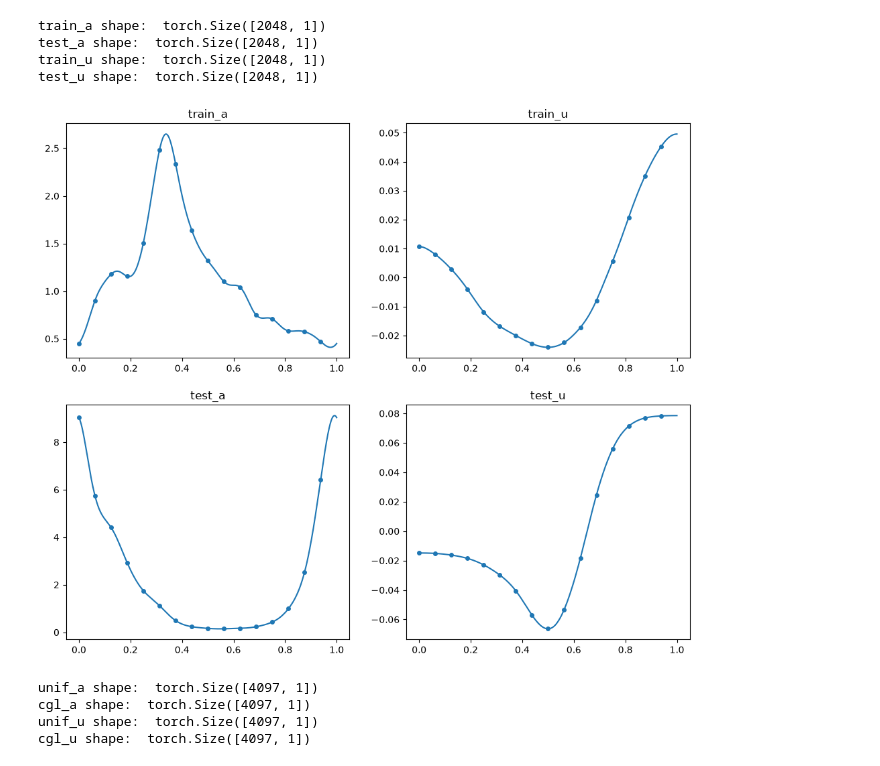
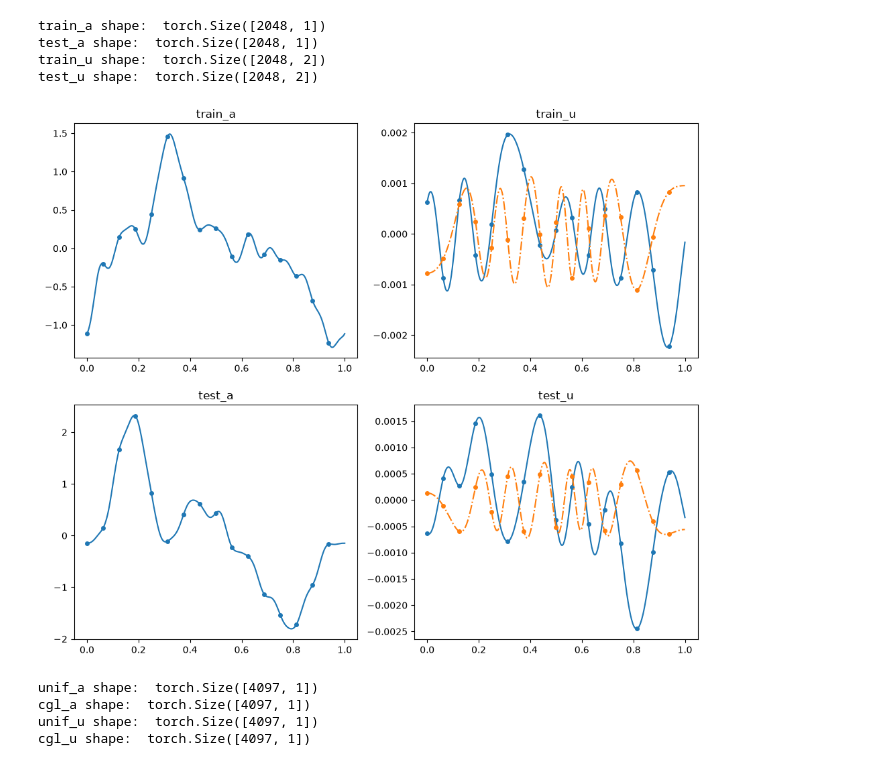
Before and after one commit to jens-nielsen/UltraNet, a Jupyter notebook: data_inspector.ipynb, the cells around one changed output. Cells and saved outputs as stored; diff of their text form; code cells hidden in the pictures.

Commit message:
Helmholtz Data

```diff
--- a/data_inspector.ipynb
+++ b/data_inspector.ipynb
@@ -19,10 +19,19 @@ def visualize_data(data_type: DataType, cheby:bool, train_a, test_a, train_u, te
         grid = generate_grid(train_a.shape[0], cheby)
 
         markevery = 128
-        axs[0][0].plot(grid, train_a, 'o', ls='-', ms=4, markevery=markevery)
-        axs[0][1].plot(grid, train_u, 'o', ls='-', ms=4, markevery=markevery)
-        axs[1][0].plot(grid, test_a, 'o', ls='-', ms=4, markevery=markevery)
-        axs[1][1].plot(grid, test_u, 'o', ls='-', ms=4, markevery=markevery)
+        if data_type == DataType.HELMHOLTZ:
+            axs[0][0].plot(grid, train_a, 'o', ls='-', ms=4, markevery=markevery)
+            axs[0][1].plot(grid, train_u[..., 0:1], 'o', ls='-', ms=4, markevery=markevery)
+            axs[0][1].plot(grid, train_u[..., 1:2], 'o', ls='-.', ms=4, markevery=markevery)
+            axs[1][0].plot(grid, test_a, 'o', ls='-', ms=4, markevery=markevery)
+            axs[1][1].plot(grid, test_u[..., 0:1], 'o', ls='-', ms=4, markevery=markevery)
+            axs[1][1].plot(grid, test_u[..., 1:2], 'o', ls='-.', ms=4, markevery=markevery)
+
+        else:
+            axs[0][0].plot(grid, train_a, 'o', ls='-', ms=4, markevery=markevery)
+            axs[0][1].plot(grid, train_u, 'o', ls='-', ms=4, markevery=markevery)
+            axs[1][0].plot(grid, test_a, 'o', ls='-', ms=4, markevery=markevery)
+            axs[1][1].plot(grid, test_u, 'o', ls='-', ms=4, markevery=markevery)
 
     elif data_type == DataType.DARCY:
         # Establish figure subplots and titles
@@ -64,29 +73,29 @@ def visualize_data(data_type: DataType, cheby:bool, train_a, test_a, train_u, te
 
     plt.show()
 # %%
-data_type = DataType.DARCY_NEUMANN_A
+data_type = DataType.HELMHOLTZ
 cheby = False
 
 data_config = data_config_map.get(data_type)
 pth = data_config.pth if cheby is False else data_config.cheby_pth
 
 data = torch.load(pth, mmap=True)
 
 train_a, test_a = data["a"][0], data["a"][-1]
 train_u, test_u = data["u"][0], data["u"][-1]
 
 print("train_a shape: ", train_a.shape)
 print("test_a shape: ", test_a.shape)
 print("train_u shape: ", train_u.shape)
 print("test_u shape: ", test_u.shape)
 
 visualize_data(data_type=data_type, cheby=cheby, train_a=train_a, train_u=train_u, test_a=test_a, test_u=test_u)
 # %% [output]
 train_a shape:  torch.Size([2048, 1])
 test_a shape:  torch.Size([2048, 1])
-train_u shape:  torch.Size([2048, 1])
-test_u shape:  torch.Size([2048, 1])
+train_u shape:  torch.Size([2048, 2])
+test_u shape:  torch.Size([2048, 2])
-[figure, old version]
+[figure, new version]
 # %%
 def visualize_cgl_vs_unif(data_type: DataType, unif_a, unif_u, cgl_a, cgl_u):
     if data_type == DataType.BURGERS:
```
Also changed, not shown: 5 other files.
